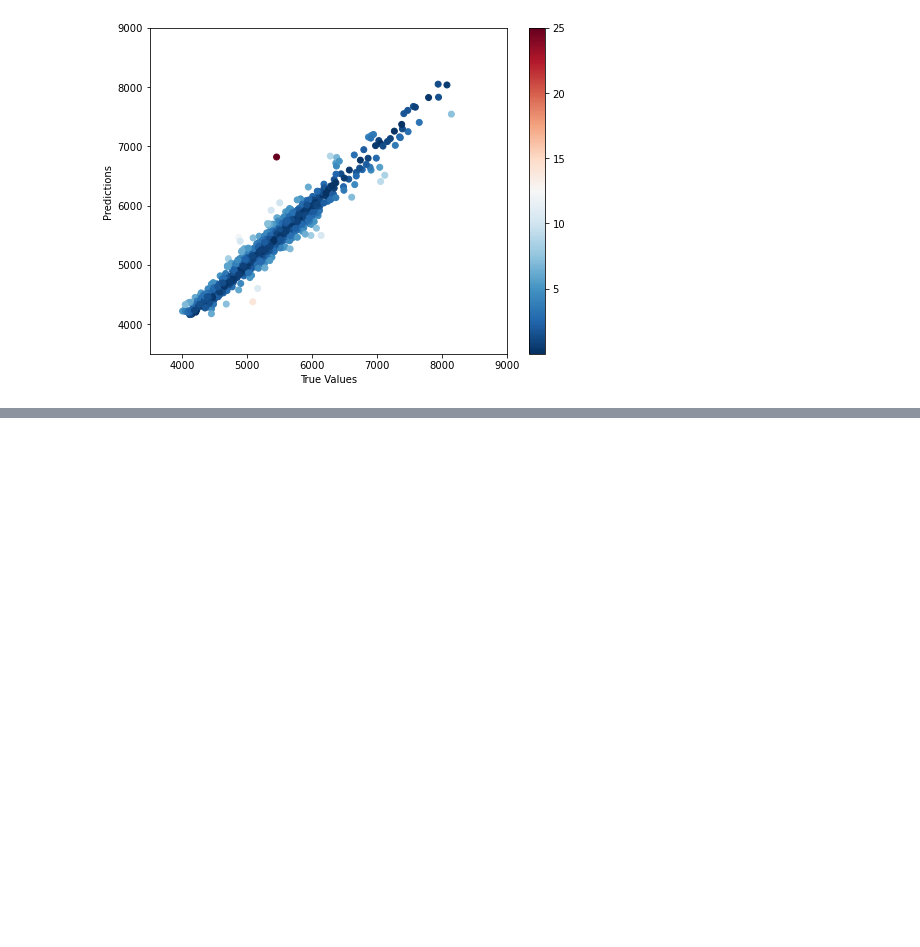
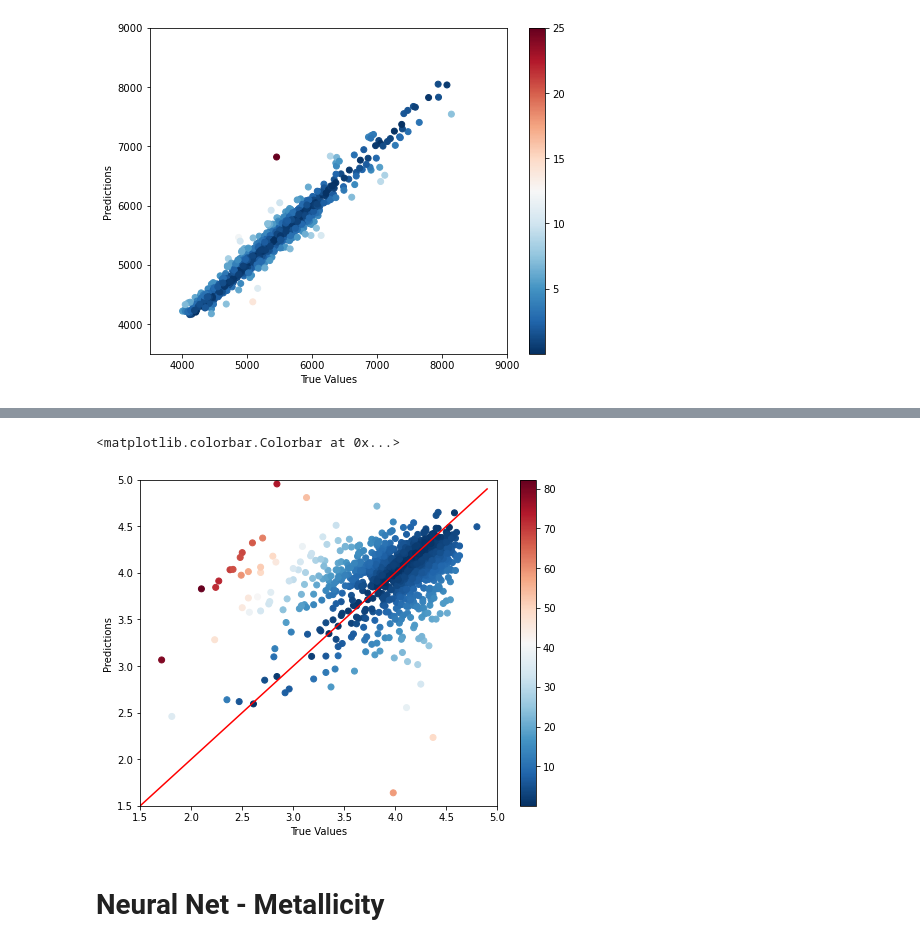
Before and after one commit to jsv1206/ast596_final, a Jupyter notebook: sreevani.ipynb, the cells around one changed output, grey strips where cells are left out. Saved outputs shown, nothing was run; the diff lists cells and outputs as text; code cells hidden in the pictures; blank space fills up the shorter version.

Commit message:
neuralnet_v3_gandZpredict

```diff
--- a/sreevani.ipynb
+++ b/sreevani.ipynb
@@ -175,0 +174,4 @@ plt.colorbar()
+# %%
+df_Y = df_nonan['logg']
+# %%
+train_X, test_X, train_y, test_y = train_test_split(df_X, df_Y, random_state=1, test_size=0.25)
@@ -175,0 +188,15 @@ plt.colorbar()
+# %%
+model_g = keras.Sequential([
+    keras.layers.Flatten(input_shape=(len(train_X.columns),)),
+    keras.layers.Dense(64, activation=tf.nn.relu),
+    keras.layers.Dense(64, activation=tf.nn.relu),
+    keras.layers.Dense(1)
+])
+
+adm = keras.optimizers.Adam(lr=0.001, beta_1=0.9, beta_2=0.999, amsgrad=False)
+
+model_g.compile(optimizer='adam',
+              loss='mse',
+              metrics=['mae', 'mse','msle','mape','kullback_leibler_divergence'])
+# %%
+history = model_g.fit(normed_train_data, train_y, epochs=1000, batch_size=32, validation_split = 0.15)
@@ -175,0 +232,21 @@ plt.colorbar()
+# %%
+test_predictions = model_g.predict(normed_test_data).flatten()
+t_y = test_y.to_numpy()
+error = 100*abs(t_y-test_predictions)/t_y
+
+x = np.arange(1.5,5,0.1)
+
+fig = plt.figure(1,figsize=(8,6))
+plt.scatter(test_y, test_predictions,c=error,cmap='RdBu_r')
+plt.plot(x,x,'r-')
+plt.plot()
+plt.xlabel('True Values')
+plt.ylabel('Predictions')
+plt.xlim(1.5,5)
+plt.ylim(1.5,5)
+plt.colorbar()
+# %% [output]
+<matplotlib.colorbar.Colorbar at 0x...>
+[figure, added]
+# %% [markdown]
+# Neural Net - Metallicity
```
Also changed, not shown: parts of 19 cells of this notebook.
